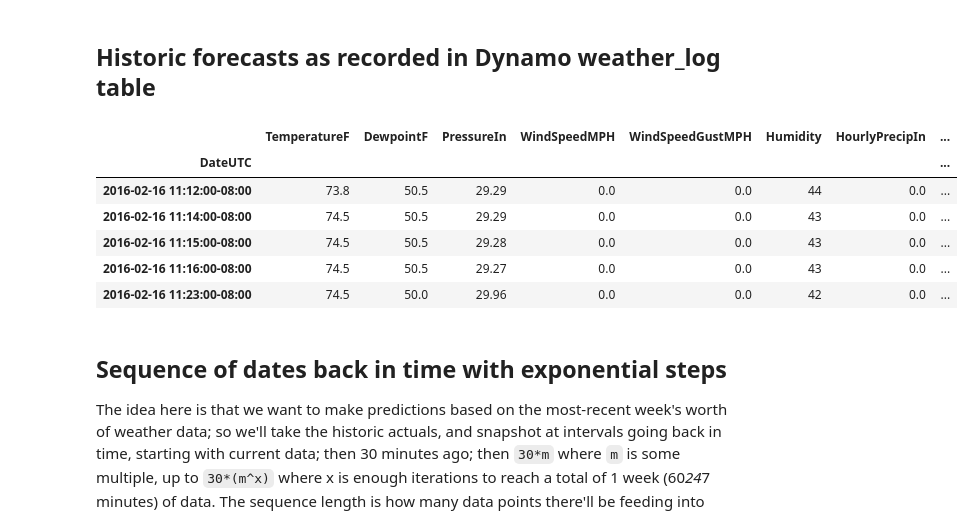
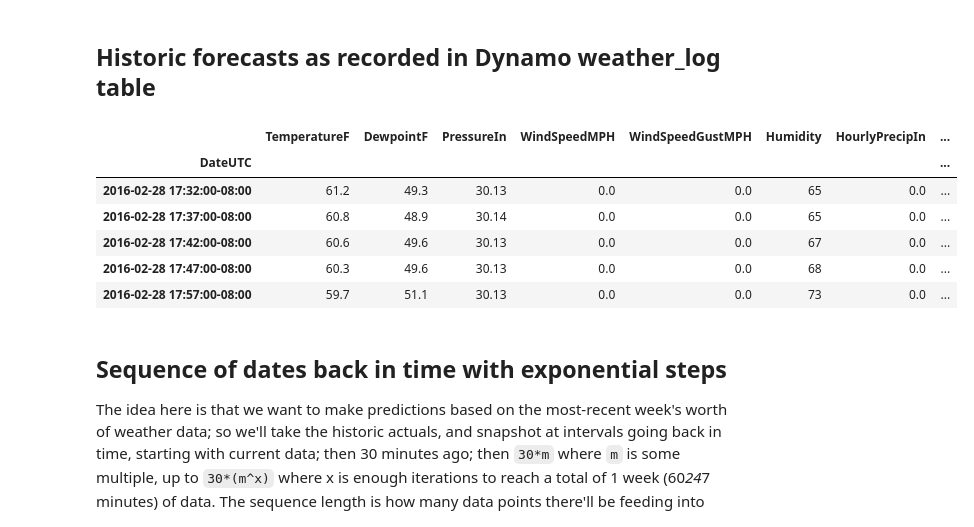
Before and after one commit to CienegaOrchards/Learning, a Jupyter notebook: Weather supplemental data.ipynb, the cells around one changed output. Cells and saved outputs as stored; diff of their text form; code cells hidden in the pictures.

```diff
--- a/Weather supplemental data.ipynb
+++ b/Weather supplemental data.ipynb
@@ -76,17 +76,17 @@ data.head()
 # %%
 forecasts = pd.read_csv(path+'forecast-current-2017-08-08-14-25-45.csv', parse_dates=['time'], index_col='time', usecols=['time','forecast'], dtype={'forecast': 'float'})
 forecasts = forecasts.tz_localize('UTC').tz_convert('US/Pacific')
 
-data = data.assign(forecast = forecasts.asof(data.index)).fillna(value=0)
+data = data.assign(forecast = forecasts.asof(data.index)).dropna()
 data.head()
 # %% [output]
 |  | TemperatureF | DewpointF | PressureIn | WindSpeedMPH | WindSpeedGustMPH | Humidity | HourlyPrecipIn | ... |
 | DateUTC |  |  |  |  |  |  |  | ... |
-| 2016-02-16 11:12:00-08:00 | 73.8 | 50.5 | 29.29 | 0.0 | 0.0 | 44 | 0.0 | ... |
-| 2016-02-16 11:14:00-08:00 | 74.5 | 50.5 | 29.29 | 0.0 | 0.0 | 43 | 0.0 | ... |
-| 2016-02-16 11:15:00-08:00 | 74.5 | 50.5 | 29.28 | 0.0 | 0.0 | 43 | 0.0 | ... |
-| 2016-02-16 11:16:00-08:00 | 74.5 | 50.5 | 29.27 | 0.0 | 0.0 | 43 | 0.0 | ... |
-| 2016-02-16 11:23:00-08:00 | 74.5 | 50.0 | 29.96 | 0.0 | 0.0 | 42 | 0.0 | ... |
+| 2016-02-28 17:32:00-08:00 | 61.2 | 49.3 | 30.13 | 0.0 | 0.0 | 65 | 0.0 | ... |
+| 2016-02-28 17:37:00-08:00 | 60.8 | 48.9 | 30.14 | 0.0 | 0.0 | 65 | 0.0 | ... |
+| 2016-02-28 17:42:00-08:00 | 60.6 | 49.6 | 30.13 | 0.0 | 0.0 | 67 | 0.0 | ... |
+| 2016-02-28 17:47:00-08:00 | 60.3 | 49.6 | 30.13 | 0.0 | 0.0 | 68 | 0.0 | ... |
+| 2016-02-28 17:57:00-08:00 | 59.7 | 51.1 | 30.13 | 0.0 | 0.0 | 73 | 0.0 | ... |
 # %% [markdown]
 ## Sequence of dates back in time with exponential steps
 
```
Also changed, not shown: parts of 9 cells of this notebook.
